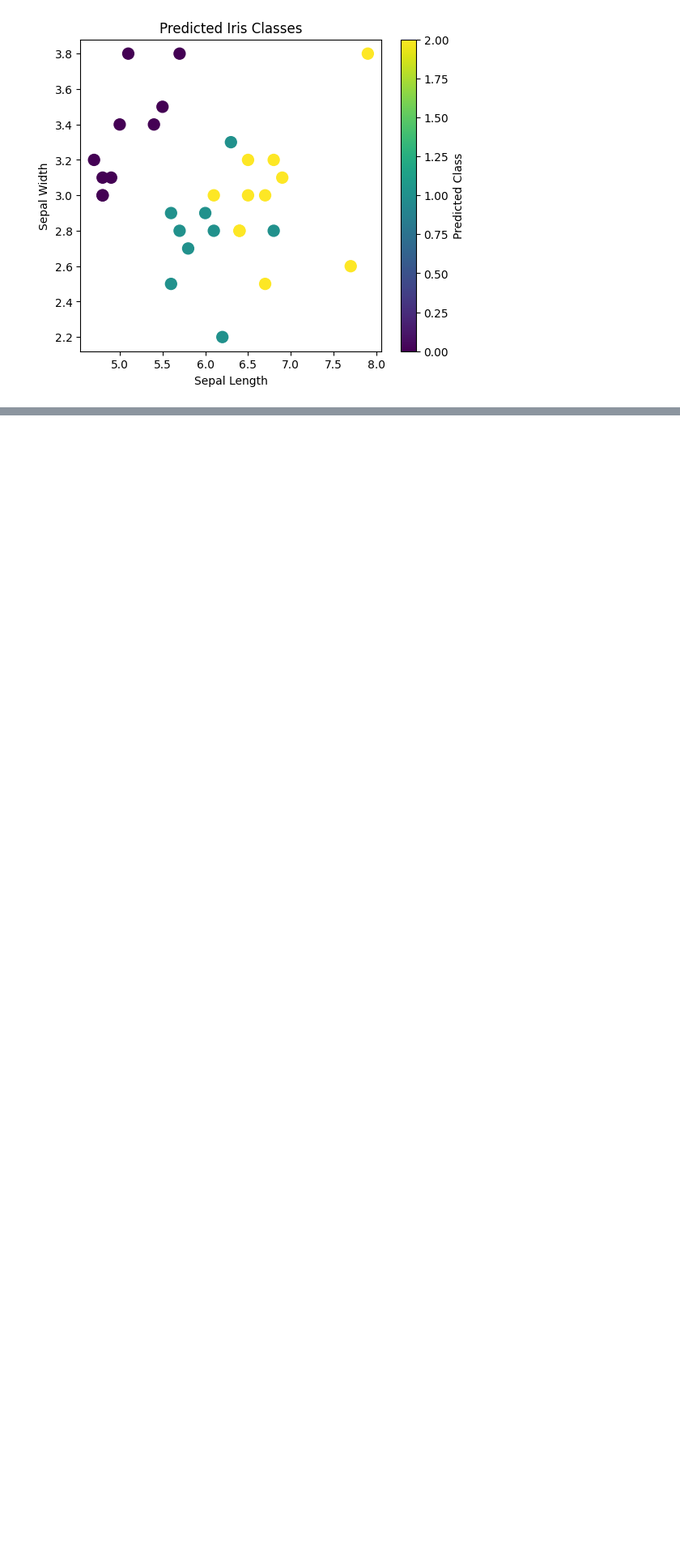
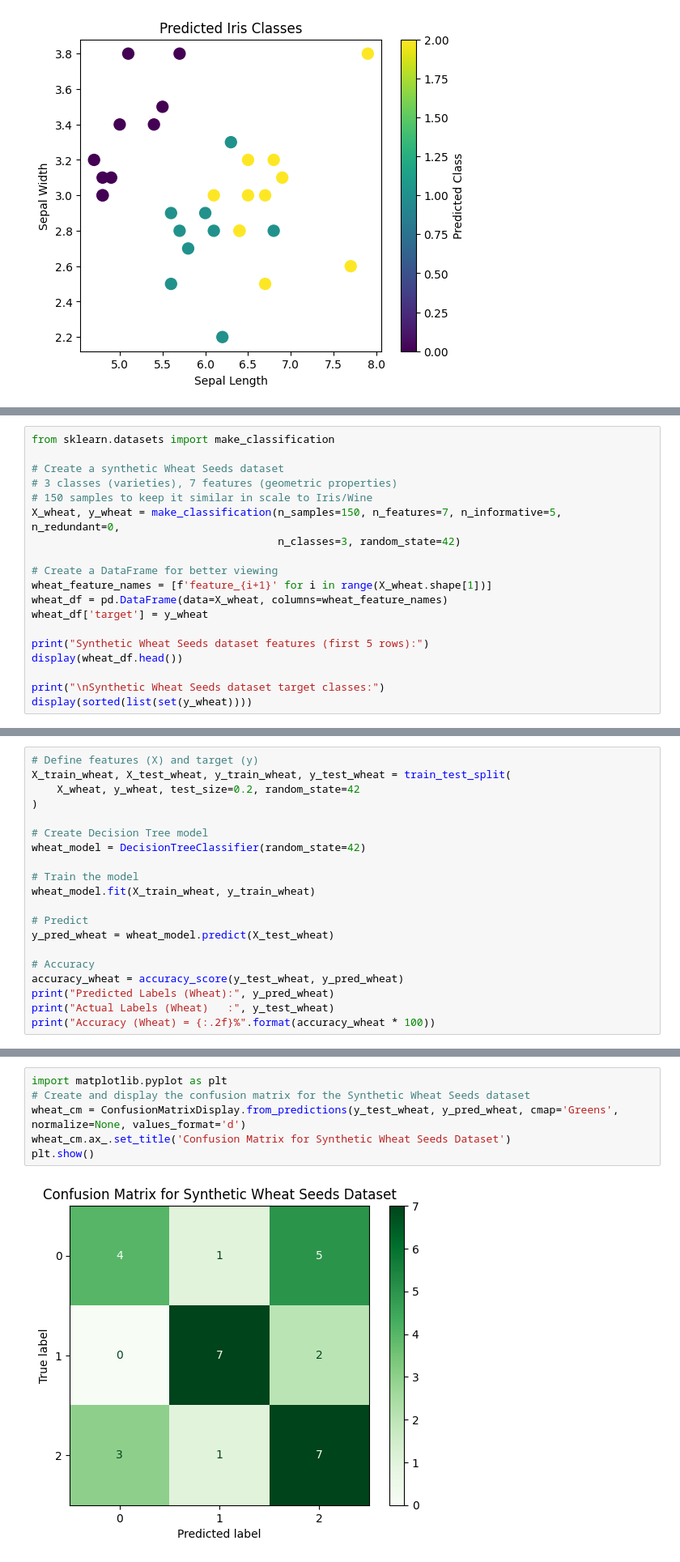
Before and after one commit to sungheetha-it/AppsAndTools, a Jupyter notebook: gen ai.ipynb, the cells around one changed output, grey strips where cells are left out. Shown at 81% size. Cells and saved outputs as stored; diff of their text form; blank space fills up the shorter version.

```diff
--- a/gen ai.ipynb
+++ b/gen ai.ipynb
@@ -69,0 +138,19 @@ Accuracy = 100.00%
+# %%
+from sklearn.datasets import make_classification
+
+# Create a synthetic Wheat Seeds dataset
+# 3 classes (varieties), 7 features (geometric properties)
+# 150 samples to keep it similar in scale to Iris/Wine
+X_wheat, y_wheat = make_classification(n_samples=150, n_features=7, n_informative=5, n_redundant=0,
+                                       n_classes=3, random_state=42)
+
+# Create a DataFrame for better viewing
+wheat_feature_names = [f'feature_{i+1}' for i in range(X_wheat.shape[1])]
+wheat_df = pd.DataFrame(data=X_wheat, columns=wheat_feature_names)
+wheat_df['target'] = y_wheat
+
+print("Synthetic Wheat Seeds dataset features (first 5 rows):")
+display(wheat_df.head())
+
+print("\nSynthetic Wheat Seeds dataset target classes:")
+display(sorted(list(set(y_wheat))))
@@ -69,0 +169,20 @@ Accuracy = 100.00%
+# %%
+# Define features (X) and target (y)
+X_train_wheat, X_test_wheat, y_train_wheat, y_test_wheat = train_test_split(
+    X_wheat, y_wheat, test_size=0.2, random_state=42
+)
+
+# Create Decision Tree model
+wheat_model = DecisionTreeClassifier(random_state=42)
+
+# Train the model
+wheat_model.fit(X_train_wheat, y_train_wheat)
+
+# Predict
+y_pred_wheat = wheat_model.predict(X_test_wheat)
+
+# Accuracy
+accuracy_wheat = accuracy_score(y_test_wheat, y_pred_wheat)
+print("Predicted Labels (Wheat):", y_pred_wheat)
+print("Actual Labels (Wheat)   :", y_test_wheat)
+print("Accuracy (Wheat) = {:.2f}%".format(accuracy_wheat * 100))
@@ -69,0 +193,8 @@ Accuracy = 100.00%
+# %%
+import matplotlib.pyplot as plt
+# Create and display the confusion matrix for the Synthetic Wheat Seeds dataset
+wheat_cm = ConfusionMatrixDisplay.from_predictions(y_test_wheat, y_pred_wheat, cmap='Greens', normalize=None, values_format='d')
+wheat_cm.ax_.set_title('Confusion Matrix for Synthetic Wheat Seeds Dataset')
+plt.show()
+# %% [output]
+[figure, added]
```
Also changed, not shown: parts of 9 cells of this notebook.
